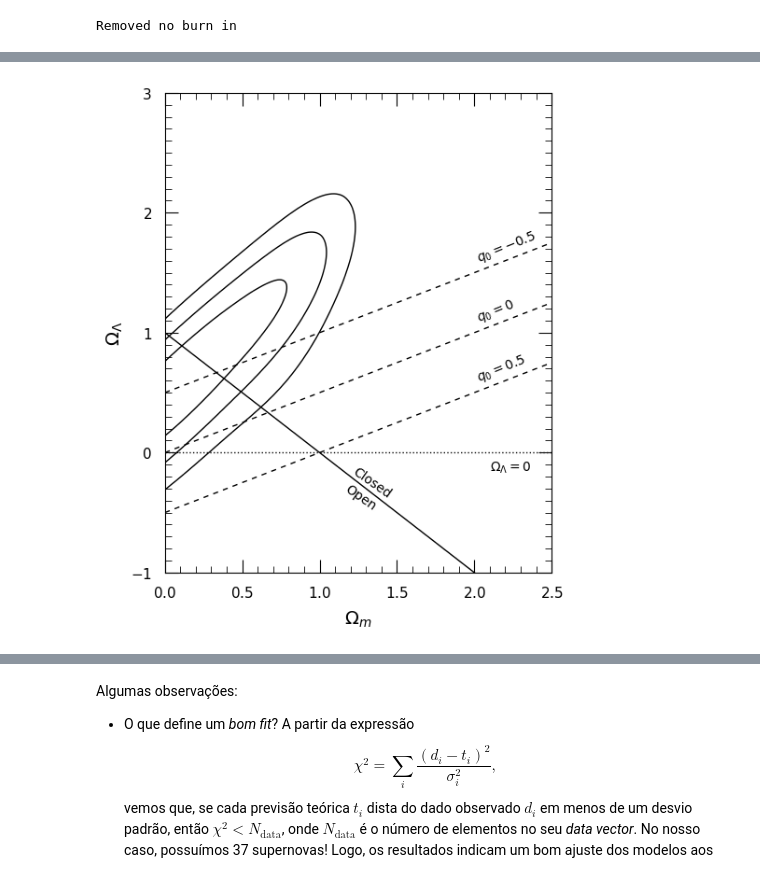
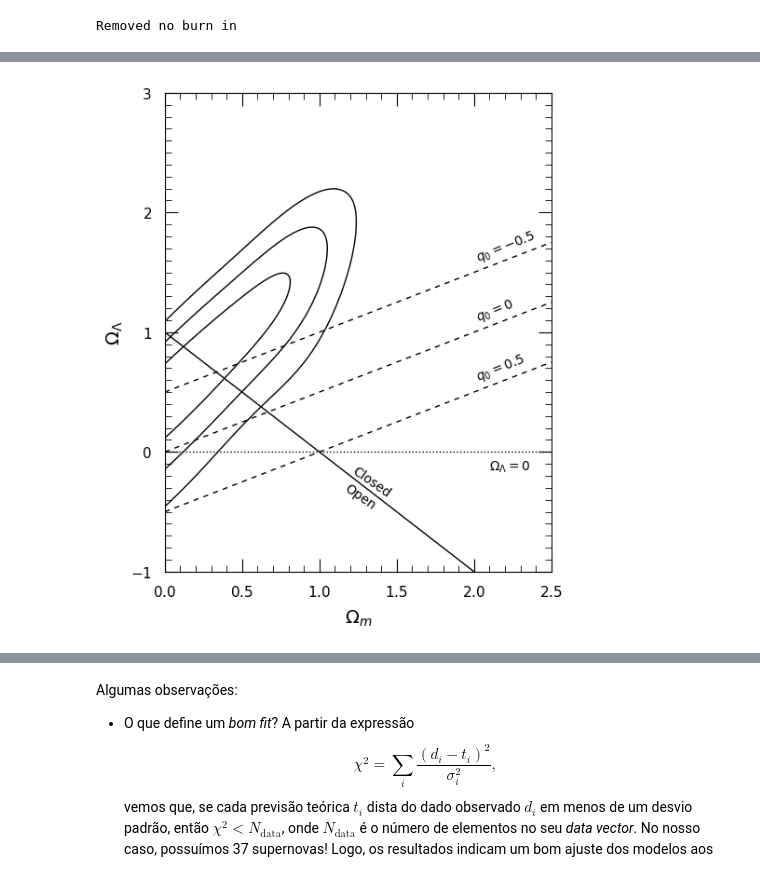
Before and after one commit to joaoreboucas1/Escola_Computacao_CBPF_Cosmologia, a Jupyter notebook: MCMC_supernovas.ipynb, the cells around one changed output, grey strips where cells are left out. Drawn from its saved outputs; the diff is of its cells as text; code cells hidden in the pictures.

Commit message:
Arrumando notebooks de MCMC

```diff
--- a/MCMC_supernovas.ipynb
+++ b/MCMC_supernovas.ipynb
@@ -53,18 +123,15 @@ def chi2(model):
 # %%
 class MCMCWalker:
     """
-        Helper class for managing MCMCs
+        Helper class for managing MCMCs. The class contains methods for performing Monte Carlo steps and saves the state.
     """
     def __init__(self):
-        # Hard-coding an initial point for now
+        # Hard-coding an initial point based on the exploration
         initial_om = 0.3
         initial_ol = 0.7
-        initial_h0 = 70
+        initial_h0 = 67
         initial_params = [initial_om, initial_ol, initial_h0]
         initial_chi2 = chi2(initial_params)
-        if initial_chi2 == np.nan:
-            self.__init__()
-            return
         initial_sample = {
             'params': initial_params,
             'chi2': initial_chi2,
@@ -181,7 +247,7 @@ def getdist_chain(w):
     mcmc.addDerived(1 - mcmc["Omega_Lambda"] - mcmc["Omega_m"], name="Omega_k", label="\\Omega_k")
     return mcmc
 
-chain = sn.getdist_chain(w)
+chain = getdist_chain(w)
 # %% [output]
 Removed no burn in
 # %%
@@ -206,48 +274,43 @@ p.triangle_plot(
 # %%
-def plot_chain(chain):
-    """
-        Função auxiliar que reproduz a Figura do artigo
-    """
-    g = plots.get_single_plotter(width_inch=5, ratio=30/25)
-    g.settings.num_plot_contours = 3
-    ax = g.get_axes()
-    chain.updateSettings({"contours": [0.68, 0.95, 0.997]})
-    g.plot_2d(chain, "Omega_m", "Omega_Lambda", ls='-', lws=1)
-    ax.set_xlim([0, 2.5])
-    ax.set_ylim([-1, 3])
+# Reproduzindo a figura do artigo
+g = plots.get_single_plotter(width_inch=5, ratio=30/25)
+g.settings.num_plot_contours = 3
+ax = g.get_axes()
+chain.updateSettings({"contours": [0.68, 0.95, 0.997]})
+g.plot_2d(chain, "Omega_m", "Omega_Lambda", ls='-', lws=1)
+ax.set_xlim([0, 2.5])
+ax.set_ylim([-1, 3])
 
-    # Deceleration parameter lines
-    om = np.linspace(0, 2.5, 50)
-    ol = om/2 # q_0 = 0
-    ax.plot(om, ol, color="black", ls="--", lw=1, dashes=(4, 4))
-    ax.text(2.0, ol[-7], r"$q_0 = 0$", rotation=22)
-    ol = om/2 - 0.5 # q_0 = 0.5
-    ax.plot(om, ol, color="black", ls="--", lw=1, dashes=(4, 4))
-    ax.text(2.0, ol[-7], r"$q_0 = 0.5$", rotation=22)
-    ol = om/2 + 0.5 # q_0 = -0.5
-    ax.plot(om, ol, color="black", ls="--", lw=1, dashes=(4, 4))
-    ax.text(2.0, ol[-7], r"$q_0 = -0.5$", rotation=22)
+# Deceleration parameter lines
+om = np.linspace(0, 2.5, 50)
+ol = om/2 # q_0 = 0
+ax.plot(om, ol, color="black", ls="--", lw=1, dashes=(4, 4))
+ax.text(2.0, ol[-7], r"$q_0 = 0$", rotation=22)
+ol = om/2 - 0.5 # q_0 = 0.5
+ax.plot(om, ol, color="black", ls="--", lw=1, dashes=(4, 4))
+ax.text(2.0, ol[-7], r"$q_0 = 0.5$", rotation=22)
+ol = om/2 + 0.5 # q_0 = -0.5
+ax.plot(om, ol, color="black", ls="--", lw=1, dashes=(4, 4))
+ax.text(2.0, ol[-7], r"$q_0 = -0.5$", rotation=22)
 
-    # Closed/Open line
-    ol = 1 - om
-    ax.plot(om, ol, color="black", ls="-", lw=1)
-    ax.text(1.2, ol[-23], "Closed", rotation=-35)
-    ax.text(1.15, ol[-21], "Open", rotation=-35)
+# Closed/Open line
+ol = 1 - om
+ax.plot(om, ol, color="black", ls="-", lw=1)
+ax.text(1.2, ol[-23], "Closed", rotation=-35)
+ax.text(1.15, ol[-21], "Open", rotation=-35)
 
-    # Omega_Lambda = 0
-    ol = 0*om
-    ax.plot(om, ol, color="black", ls=":", lw=1)
-    ax.text(2.1, -0.15, r"$\Omega_\Lambda = 0$")
+# Omega_Lambda = 0
+ol = 0*om
+ax.plot(om, ol, color="black", ls=":", lw=1)
+ax.text(2.1, -0.15, r"$\Omega_\Lambda = 0$")
 
-    ax.set_xticks(np.arange(0, 2.51, 0.1), minor=True)
-    ax.set_yticks(np.arange(-1, 3, 0.1), minor=True)
-    ax.tick_params(direction="in", length=10, top=True, right=True, pad=10)
-    ax.tick_params(which="minor", direction="in", length=5, top=True, right=True)
-    g.export("riess_reproduction.pdf")
-
-plot_chain(chain)
+ax.set_xticks(np.arange(0, 2.51, 0.1), minor=True)
+ax.set_yticks(np.arange(-1, 3, 0.1), minor=True)
+ax.tick_params(direction="in", length=10, top=True, right=True, pad=10)
+ax.tick_params(which="minor", direction="in", length=5, top=True, right=True)
+g.export("riess_reproduction.pdf")
 # %% [output]
-[figure, old version]
+[figure, new version]
 # %% [markdown]
 # Análise de Comparação de Modelos
 Temos uma MCMC para os dados de supernovas assumindo o modelo $\Lambda$CDM com curvatura e energia escura. Será que a energia escura é realmente necessária?
```
Also changed, not shown: parts of 14 cells of this notebook, 6 other files.
